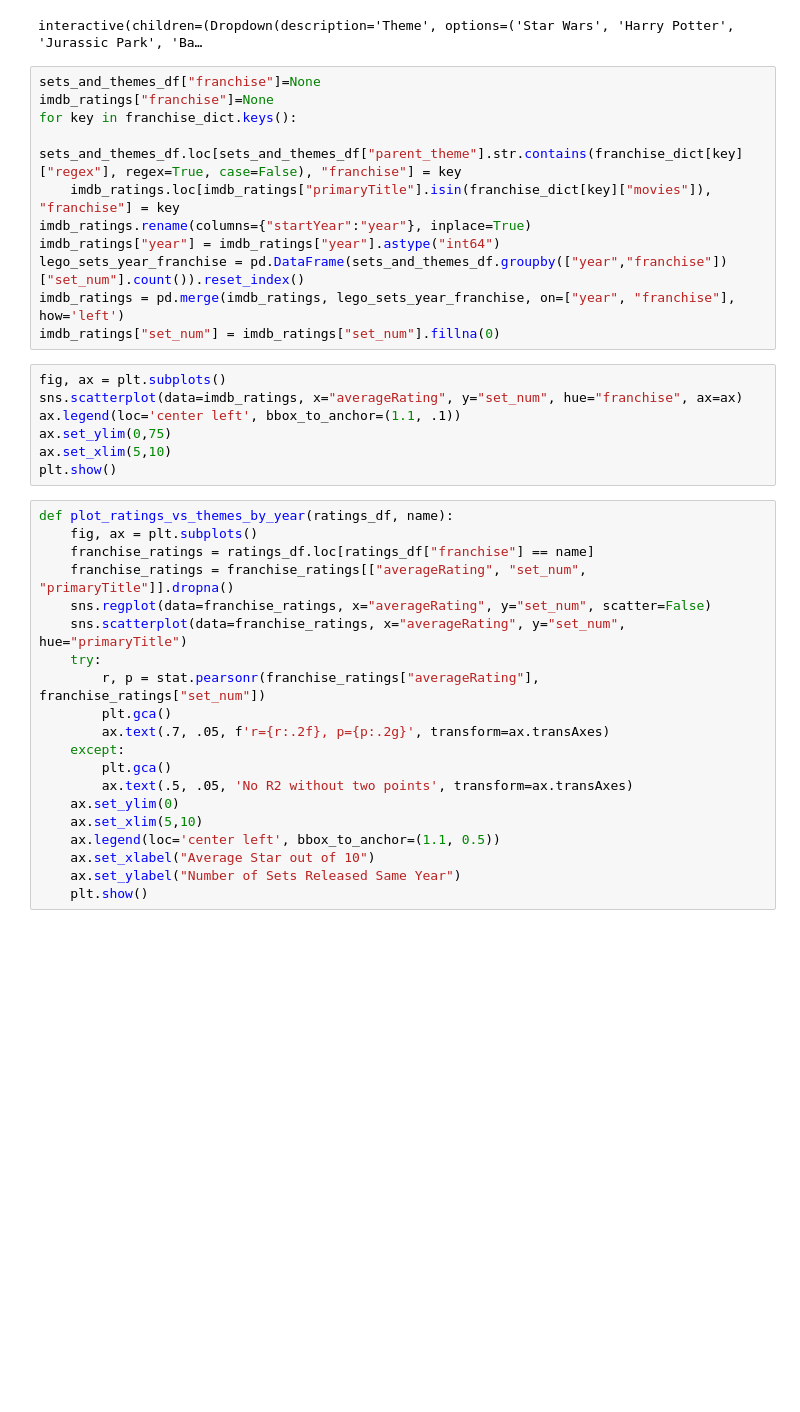
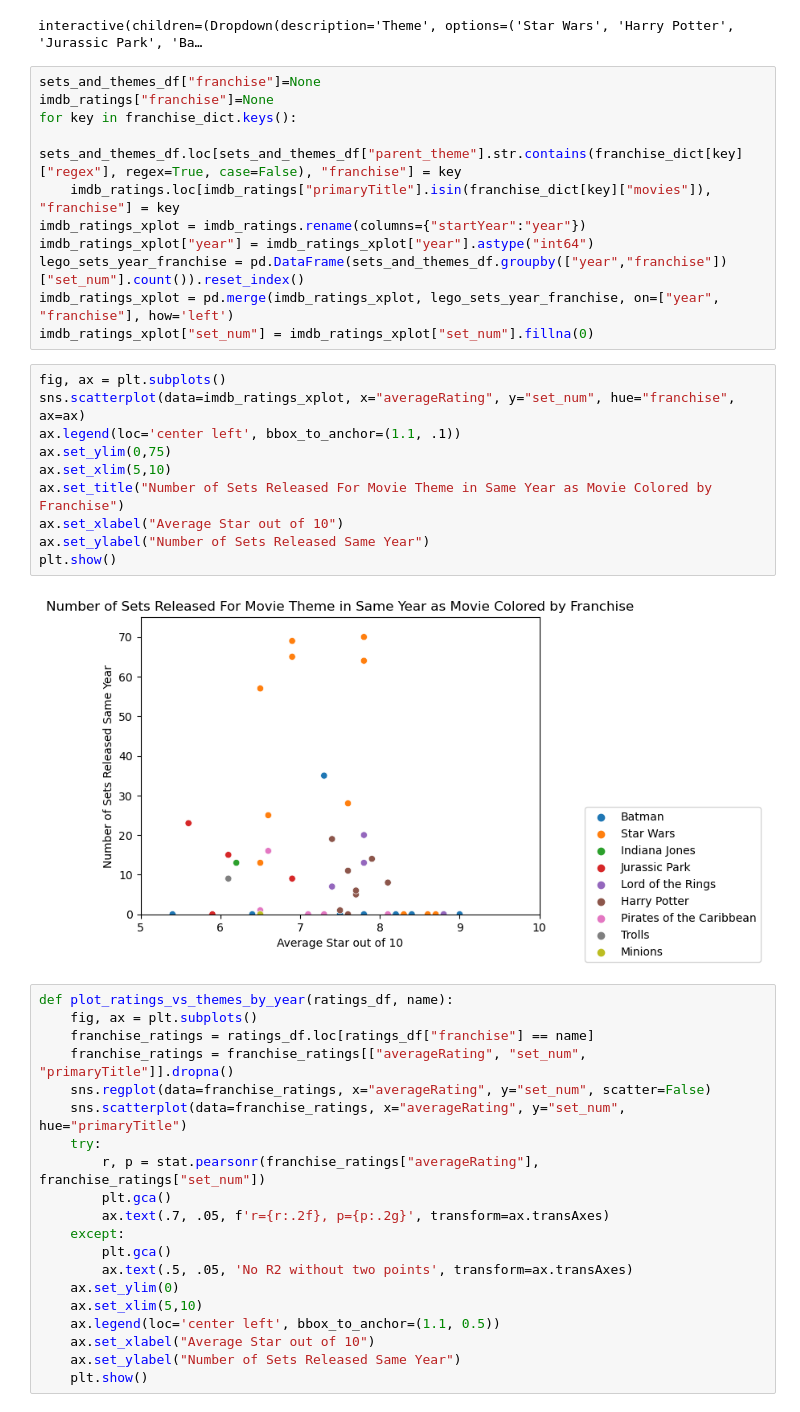
Before and after one commit to UC-Berkeley-I-School/Project2_Lego_EDA, a Jupyter notebook: lego_theme_and_feature_film_eda_mjh.ipynb, the cells around one changed output. Cells and saved outputs as stored; diff of their text form; blank space fills up the shorter version.

```diff
--- a/lego_theme_and_feature_film_eda_mjh.ipynb
+++ b/lego_theme_and_feature_film_eda_mjh.ipynb
@@ -295,18 +301,23 @@ imdb_ratings["franchise"]=None
 for key in franchise_dict.keys():
     sets_and_themes_df.loc[sets_and_themes_df["parent_theme"].str.contains(franchise_dict[key]["regex"], regex=True, case=False), "franchise"] = key
     imdb_ratings.loc[imdb_ratings["primaryTitle"].isin(franchise_dict[key]["movies"]), "franchise"] = key
-imdb_ratings.rename(columns={"startYear":"year"}, inplace=True)
-imdb_ratings["year"] = imdb_ratings["year"].astype("int64")
+imdb_ratings_xplot = imdb_ratings.rename(columns={"startYear":"year"})
+imdb_ratings_xplot["year"] = imdb_ratings_xplot["year"].astype("int64")
 lego_sets_year_franchise = pd.DataFrame(sets_and_themes_df.groupby(["year","franchise"])["set_num"].count()).reset_index()
-imdb_ratings = pd.merge(imdb_ratings, lego_sets_year_franchise, on=["year", "franchise"], how='left')
-imdb_ratings["set_num"] = imdb_ratings["set_num"].fillna(0)
+imdb_ratings_xplot = pd.merge(imdb_ratings_xplot, lego_sets_year_franchise, on=["year", "franchise"], how='left')
+imdb_ratings_xplot["set_num"] = imdb_ratings_xplot["set_num"].fillna(0)
 # %%
 fig, ax = plt.subplots()
-sns.scatterplot(data=imdb_ratings, x="averageRating", y="set_num", hue="franchise", ax=ax)
+sns.scatterplot(data=imdb_ratings_xplot, x="averageRating", y="set_num", hue="franchise", ax=ax)
 ax.legend(loc='center left', bbox_to_anchor=(1.1, .1))
 ax.set_ylim(0,75)
 ax.set_xlim(5,10)
+ax.set_title("Number of Sets Released For Movie Theme in Same Year as Movie Colored by Franchise")
+ax.set_xlabel("Average Star out of 10")
+ax.set_ylabel("Number of Sets Released Same Year")
 plt.show()
+# %% [output]
+[figure, added]
 # %%
 def plot_ratings_vs_themes_by_year(ratings_df, name):
     fig, ax = plt.subplots()
```
Also changed, not shown: parts of 6 cells of this notebook, 1 other file.
